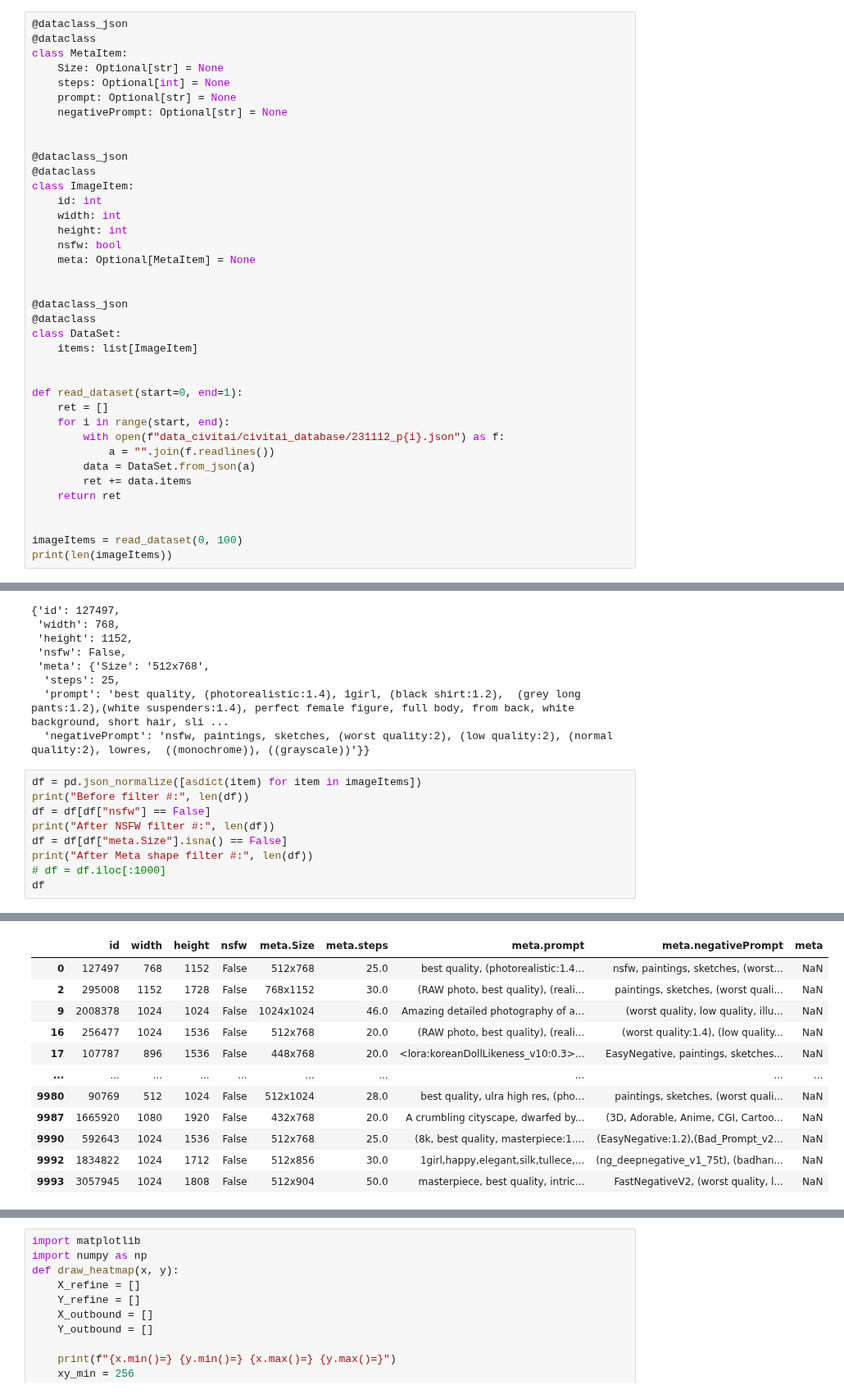
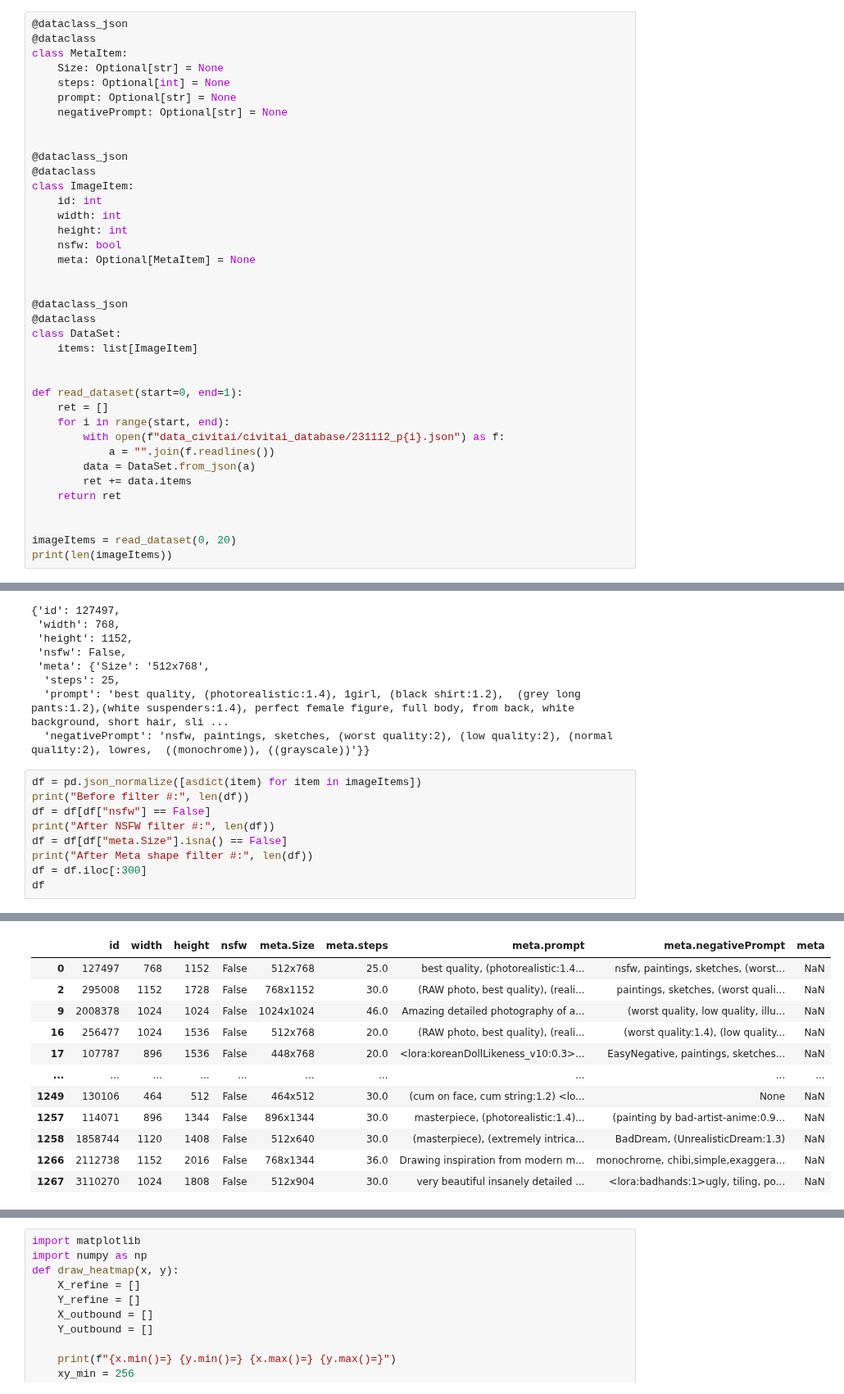
Before and after one commit to thu-pacman/chitu, a Jupyter notebook: exp/dataset/civitai.ipynb, the cells around one changed output, grey strips where cells are left out. Shown at 82% size. Drawn from its saved outputs; the diff is of its cells as text.

```diff
--- a/exp/dataset/civitai.ipynb
+++ b/exp/dataset/civitai.ipynb
@@ -41,6 +41,6 @@ def read_dataset(start=0, end=1):
     return ret
 
 
-imageItems = read_dataset(0, 100)
+imageItems = read_dataset(0, 20)
 print(len(imageItems))
 # %% [output]
@@ -65,6 +65,6 @@ df = df[df["nsfw"] == False]
 print("After NSFW filter #:", len(df))
 df = df[df["meta.Size"].isna() == False]
 print("After Meta shape filter #:", len(df))
-# df = df.iloc[:1000]
+df = df.iloc[:300]
 df
 # %% [output]
@@ -74,12 +74,12 @@ After Meta shape filter #: 2370
 |  | id | width | height | nsfw | meta.Size | meta.steps | meta.prompt | meta.negativePrompt | meta |
 | 0 | 127497 | 768 | 1152 | False | 512x768 | 25.0 | best quality, (photorealistic:1.4... | nsfw, paintings, sketches, (worst... | NaN |
 | 2 | 295008 | 1152 | 1728 | False | 768x1152 | 30.0 | (RAW photo, best quality), (reali... | paintings, sketches, (worst quali... | NaN |
 | 9 | 2008378 | 1024 | 1024 | False | 1024x1024 | 46.0 | Amazing detailed photography of a... | (worst quality, low quality, illu... | NaN |
 | 16 | 256477 | 1024 | 1536 | False | 512x768 | 20.0 | (RAW photo, best quality), (reali... | (worst quality:1.4), (low quality... | NaN |
 | 17 | 107787 | 896 | 1536 | False | 448x768 | 20.0 | <lora:koreanDollLikeness_v10:0.3>... | EasyNegative, paintings, sketches... | NaN |
 | ... | ... | ... | ... | ... | ... | ... | ... | ... | ... |
-| 9980 | 90769 | 512 | 1024 | False | 512x1024 | 28.0 | best quality, ulra high res, (pho... | paintings, sketches, (worst quali... | NaN |
-| 9987 | 1665920 | 1080 | 1920 | False | 432x768 | 20.0 | A crumbling cityscape, dwarfed by... | (3D, Adorable, Anime, CGI, Cartoo... | NaN |
-| 9990 | 592643 | 1024 | 1536 | False | 512x768 | 25.0 | (8k, best quality, masterpiece:1.... | (EasyNegative:1.2),(Bad_Prompt_v2... | NaN |
-| 9992 | 1834822 | 1024 | 1712 | False | 512x856 | 30.0 | 1girl,happy,elegant,silk,tullece,... | (ng_deepnegative_v1_75t), (badhan... | NaN |
-| 9993 | 3057945 | 1024 | 1808 | False | 512x904 | 50.0 | masterpiece, best quality, intric... | FastNegativeV2, (worst quality, l... | NaN |
+| 1249 | 130106 | 464 | 512 | False | 464x512 | 30.0 | (cum on face, cum string:1.2) <lo... | None | NaN |
+| 1257 | 114071 | 896 | 1344 | False | 896x1344 | 30.0 | masterpiece, (photorealistic:1.4)... | (painting by bad-artist-anime:0.9... | NaN |
+| 1258 | 1858744 | 1120 | 1408 | False | 512x640 | 30.0 | (masterpiece), (extremely intrica... | BadDream, (UnrealisticDream:1.3) | NaN |
+| 1266 | 2112738 | 1152 | 2016 | False | 768x1344 | 36.0 | Drawing inspiration from modern m... | monochrome, chibi,simple,exaggera... | NaN |
+| 1267 | 3110270 | 1024 | 1808 | False | 512x904 | 30.0 | very beautiful insanely detailed ... | <lora:badhands:1>ugly, tiling, po... | NaN |
```
Also changed, not shown: parts of 3 cells of this notebook, 50 other files.
